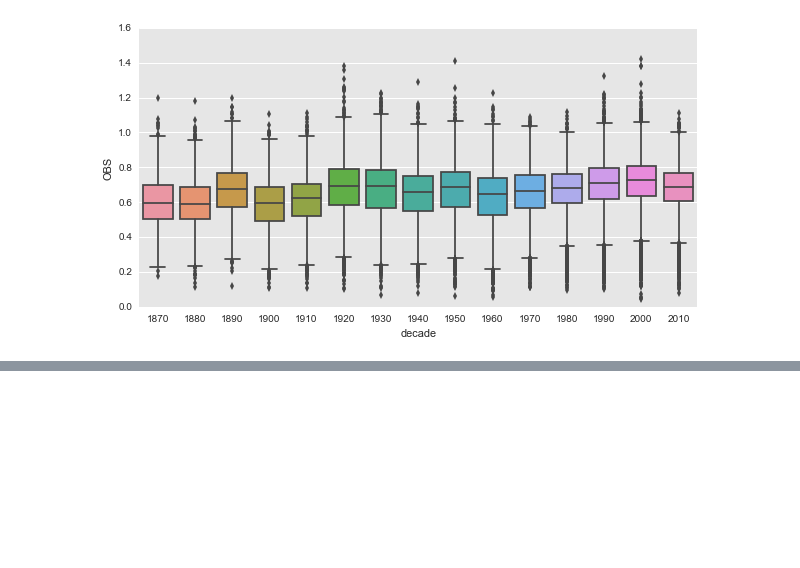
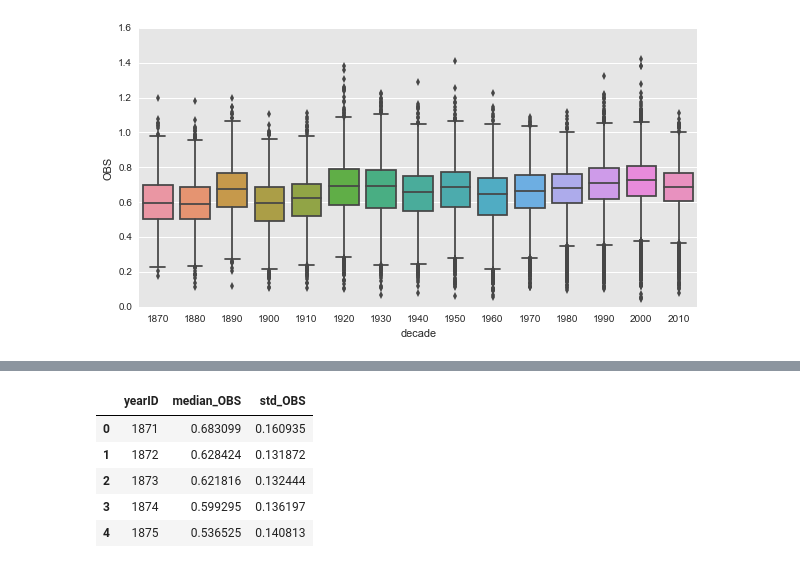
Before and after one commit to kenEldridge/baseball, a Jupyter notebook: baseball.ipynb, the cells around one changed output, grey strips where cells are left out. Drawn from its saved outputs; the diff is of its cells as text; code cells hidden in the pictures; blank space fills up the shorter version.

```diff
--- a/baseball.ipynb
+++ b/baseball.ipynb
@@ -547,0 +577,12 @@ sns.boxplot(x="decade", y="OBS", data=batting_player_year)
+# %%
+batting_player_year_median.columns = ['yearID', 'median_OBS']
+batting_player_year_std.columns = ['yearID', 'std_OBS']
+batting_year_stats = batting_player_year_median.merge(batting_player_year_std, on='yearID')
+batting_year_stats.head()
+# %% [output]
+|  | yearID | median_OBS | std_OBS |
+| 0 | 1871 | 0.683099 | 0.160935 |
+| 1 | 1872 | 0.628424 | 0.131872 |
+| 2 | 1873 | 0.621816 | 0.132444 |
+| 3 | 1874 | 0.599295 | 0.136197 |
+| 4 | 1875 | 0.536525 | 0.140813 |
```
Also changed, not shown: parts of 7 cells of this notebook.
